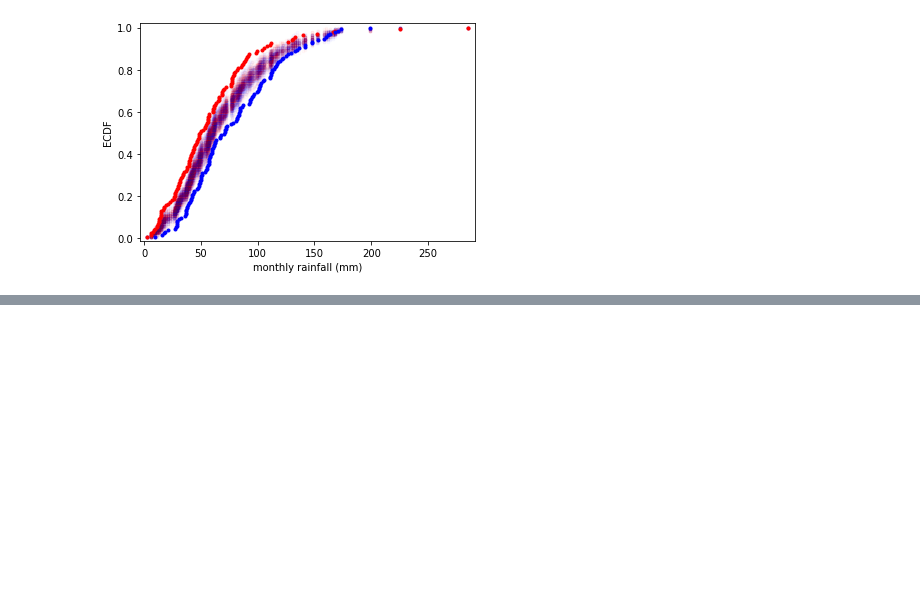
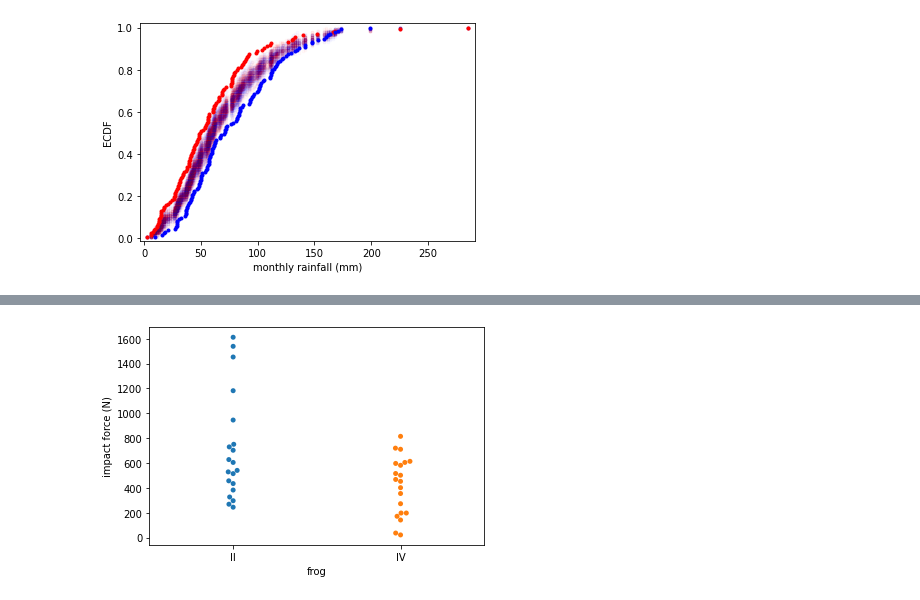
Before and after one commit to tobias-fyi/vela, a Jupyter notebook: ds/courses/datacamp/statistical_thinking/statistical_thinking_part2.ipynb, the cells around one changed output, grey strips where cells are left out. Saved outputs shown, nothing was run; the diff lists cells and outputs as text; code cells hidden in the pictures; blank space fills up the shorter version.

```diff
--- a/ds/courses/datacamp/statistical_thinking/statistical_thinking_part2.ipynb
+++ b/ds/courses/datacamp/statistical_thinking/statistical_thinking_part2.ipynb
@@ -662,0 +735,22 @@ plt.show()
+# %%
+# === Load data for next exercise: frog_tongue.csv === #
+def load_frog_data(filepath):
+    """Loads frog tongue dataset into DataFrame."""
+    # Open file and read into list
+    with open(filepath, "r") as f:
+        lines = f.readlines()
+    # Extract column names
+    cols = lines[14].strip().split(",")
+    # Load into dataframe from list of lists
+    data = [l.strip().split(",") for l in lines[15:]]
+    df = pd.DataFrame(data, columns=cols)
+    # Fix date column
+    df["date"] = pd.to_datetime(df["date"].str.replace("_", "-"))
+    # Fix other columns
+    for col in df.columns[2:]:
+        df[col] = pd.to_numeric(df[col])
+    return df
+
+dfrogs = load_frog_data("assets/data/frog_tongue.csv")
+print(dfrogs.shape)
+dfrogs.head()
@@ -662,0 +792,9 @@ plt.show()
+# %%
+# === Match up with data in exercise === #
+df = dfrogs[["ID", "impact force (mN)"]]
+df = df.rename(mapper={"impact force (mN)": "impact_force"}, axis=1)
+# A (adult) is ID == II | B (juvenile) is ID == IV
+df = df[(df["ID"] == "II") | (df["ID"] == "IV")]
+
+print(df.shape)
+df.head()
@@ -662,0 +809,13 @@ plt.show()
+# %%
+# === Look before you leap: EDA before hypothesis testing === #
+# Make bee swarm plot
+_ = sns.swarmplot(x="ID", y="impact_force", data=df)
+
+# Label axes
+_ = plt.xlabel('frog')
+_ = plt.ylabel('impact force (N)')
+
+# Show the plot
+plt.show()
+# %% [output]
+[figure, added]
```
Also changed, not shown: parts of 13 cells of this notebook, 2 other files.
